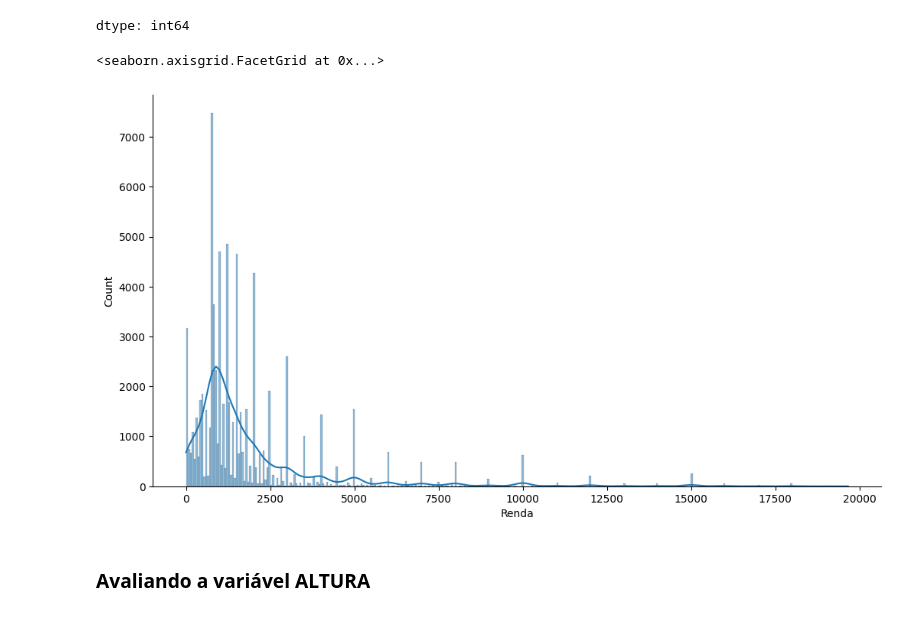
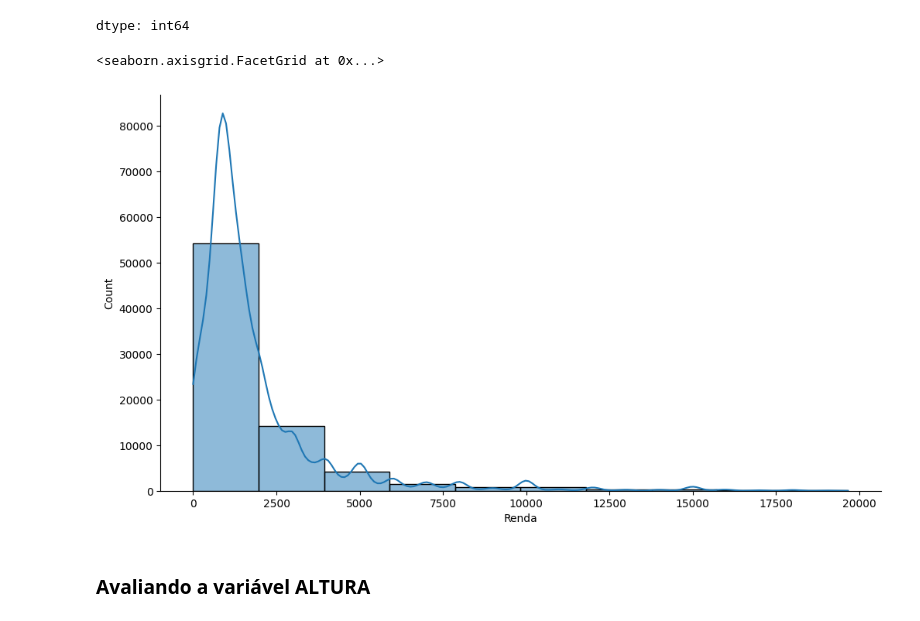
Before and after one commit to mr-miguelrangel/Estatistica-com-Python, a Jupyter notebook: Curso_de_Estatística_Parte_1.ipynb, the cells around one changed output. Saved outputs shown, nothing was run; the diff lists cells and outputs as text; code cells hidden in the pictures.

```diff
--- a/Curso_de_Estatística_Parte_1.ipynb
+++ b/Curso_de_Estatística_Parte_1.ipynb
@@ -682,12 +682,12 @@ dados['Renda'].mode()
 | 0 | 788 |
 dtype: int64
 # %%
-ax = sns.displot(dados.query('Renda < 20000').Renda, kde = True)
+ax = sns.displot(dados.query('Renda < 20000').Renda, kde = True, bins = 10)
 ax.figure.set_size_inches(12,6)
 ax
 # %% [output]
 <seaborn.axisgrid.FacetGrid at 0x...>
-[figure, old version]
+[figure, new version]
 # %% [markdown]
 ### Avaliando a variável ALTURA
 # %%
```
Also changed, not shown: parts of 9 cells of this notebook.
